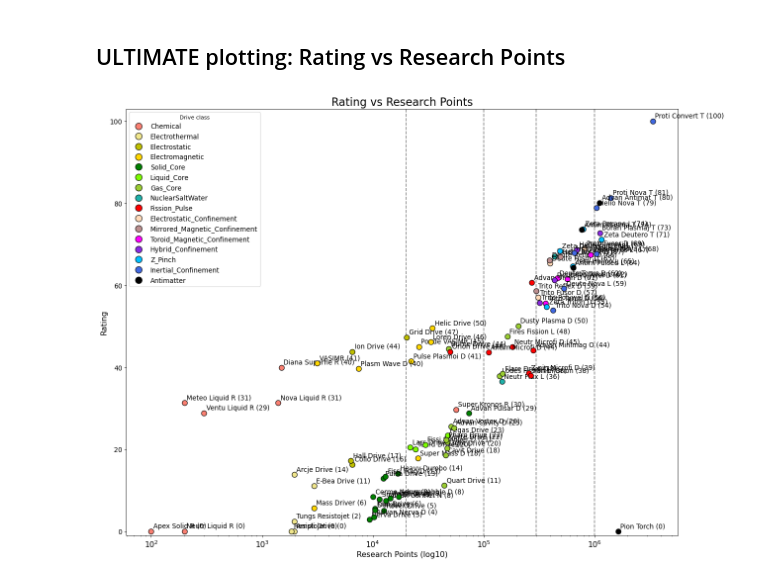
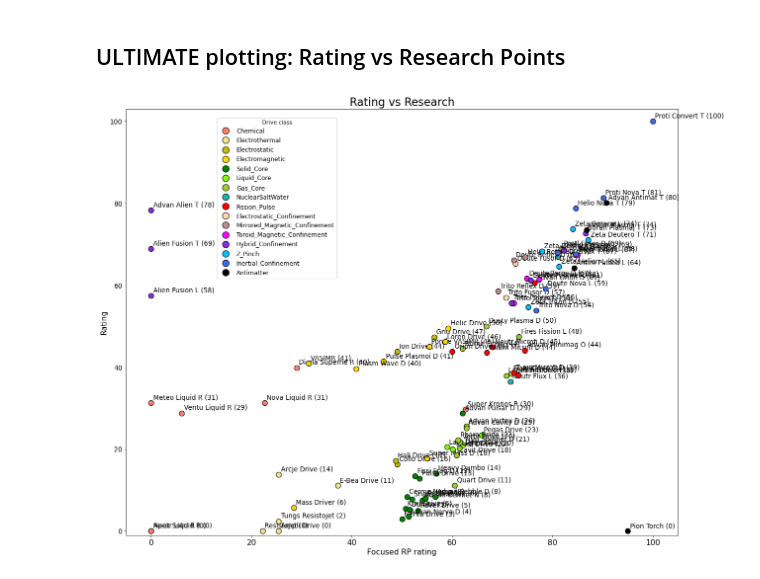
Before and after one commit to tkachev-asc/TI_drives, a Jupyter notebook: drives.ipynb, the cells around one changed output. Drawn from its saved outputs; the diff is of its cells as text; code cells hidden in the pictures.

Commit message:
RP Rating

```diff
--- a/drives.ipynb
+++ b/drives.ipynb
@@ -1338,3 +1337,5 @@ So, after that we can simply multiply our individual metric ranges together:
 - Inverted sum of propellant tanks which we spend for both intercept and for transfer (you're spending them for the same ship, after all).
 
 And then multiply by maximum range rating squared (which represents the area that the drive can cover). Essentially it's a huge penalty for weak drives that can not go beyond Earth -- without that term Chem Rockets would be one of the best drives -- and even then they are far from the worst.
+# %%
+drives['RP_rating'] = log_norm(drives['RP_focus']-100)
@@ -1375,44 +1371,47 @@ for k in ks:
     full_name = str(drives.loc[k,'name'])
     if len(full_name.split()) == 1:
         short = full_name.split()[0][:10] + ' (' + str(round(drives.loc[k,'rating'])) + ')'
     elif len(full_name.split()) == 2:
         short = full_name.split()[0][:5] + ' ' + full_name.split()[1][:10] + ' (' + str(round(drives.loc[k,'rating'])) + ')'
     else:
         short = full_name.split()[0][:5] + ' ' + full_name.split()[1][:7] + ' ' + full_name.split()[-1][:1] + ' (' + str(round(drives.loc[k,'rating'])) + ')'
 
-    ax.scatter(drives.loc[k,'RP_raw'],
+    ax.scatter(drives.loc[k,'RP_rating'],
                drives.loc[k,'rating'], c=[color], s=90, edgecolors='k', zorder=3)
-    ax.annotate(short, xy=(drives.loc[k,'RP_raw'],
+    ax.annotate(short, xy=(drives.loc[k,'RP_rating'],
                            drives.loc[k,'rating']),
                 xytext=(4,6), textcoords='offset points', fontsize=12)
 
 # legend for classes
 from matplotlib.lines import Line2D
 handles = [Line2D([0],[0], marker='o', color='w', label=c,
                   markerfacecolor=color_map[c], markersize=12, markeredgecolor='k') for c in classes]
-ax.legend(handles=handles, loc='best', title='Drive class', fontsize=12)
 
 
-for i in range(5): # RP bins
-    x = np.zeros(10)+bins[i]
-    y = np.linspace(-10,110,num=len(x))
-    plt.plot(x, y, c='grey',ls='--')
+ax.legend(
+    handles=handles,
+    title='Drive class',
+    loc='upper left',
+    bbox_to_anchor=(0.165, 0.98),
+    borderaxespad=0,
+    fontsize=11
+)
 
 ax.set_ylim(-1,103)
-ax.set_xscale('log')
+# ax.set_xscale('log')
 # ax.set_yscale('log')
-ax.set_xlabel('Research Points (log10)', fontsize=14)
+ax.set_xlabel('Focused RP rating', fontsize=14)
 ax.set_ylabel('Rating', fontsize=14)
-ax.set_title('Rating vs Research Points', fontsize = 20)
+ax.set_title('Rating vs Research', fontsize = 20)
 
 ax = plt.gca()
 # # numticks = 15
 # # ax.yaxis.set_major_locator(mticker.LinearLocator(numticks))
 # # ax.yaxis.set_major_formatter(mticker.FormatStrFormatter('%g'))
 ax.tick_params(axis='x', labelsize=14)
 ax.tick_params(axis='y', labelsize=12)
 # %% [output]
-[figure, old version]
+[figure, new version]
 # %%
 def plot_stage_table(rp_bins, stage):
     import matplotlib.colors as mcolors
```
Also changed, not shown: parts of 10 cells of this notebook.
